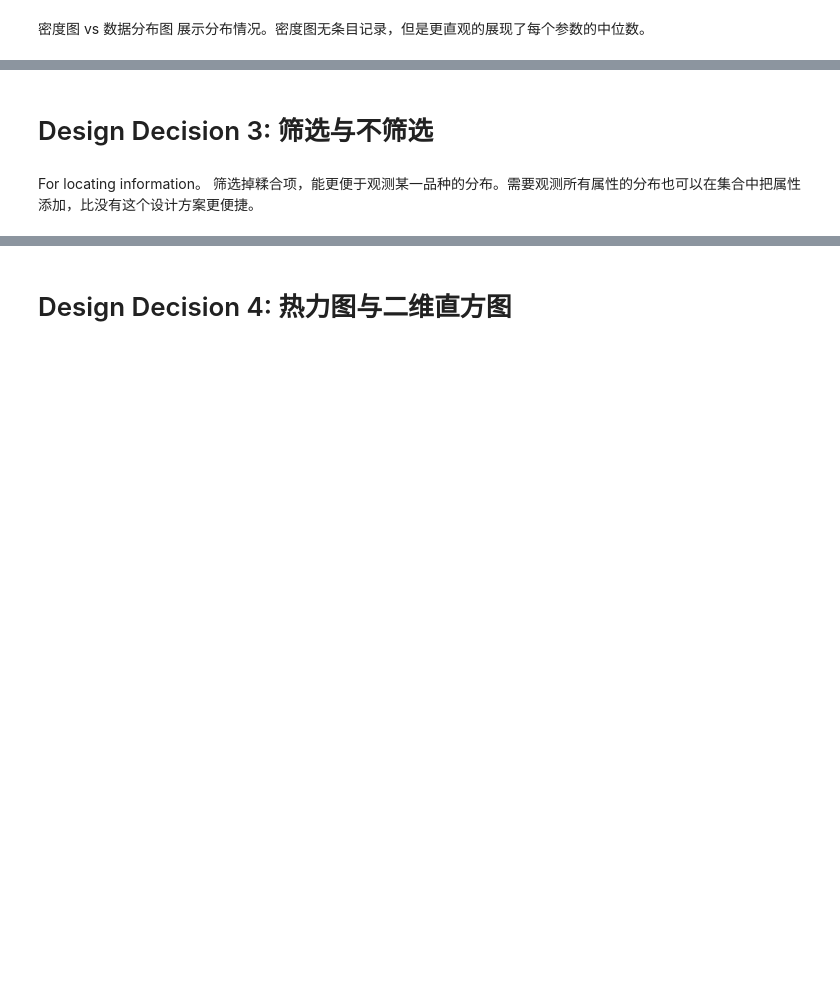
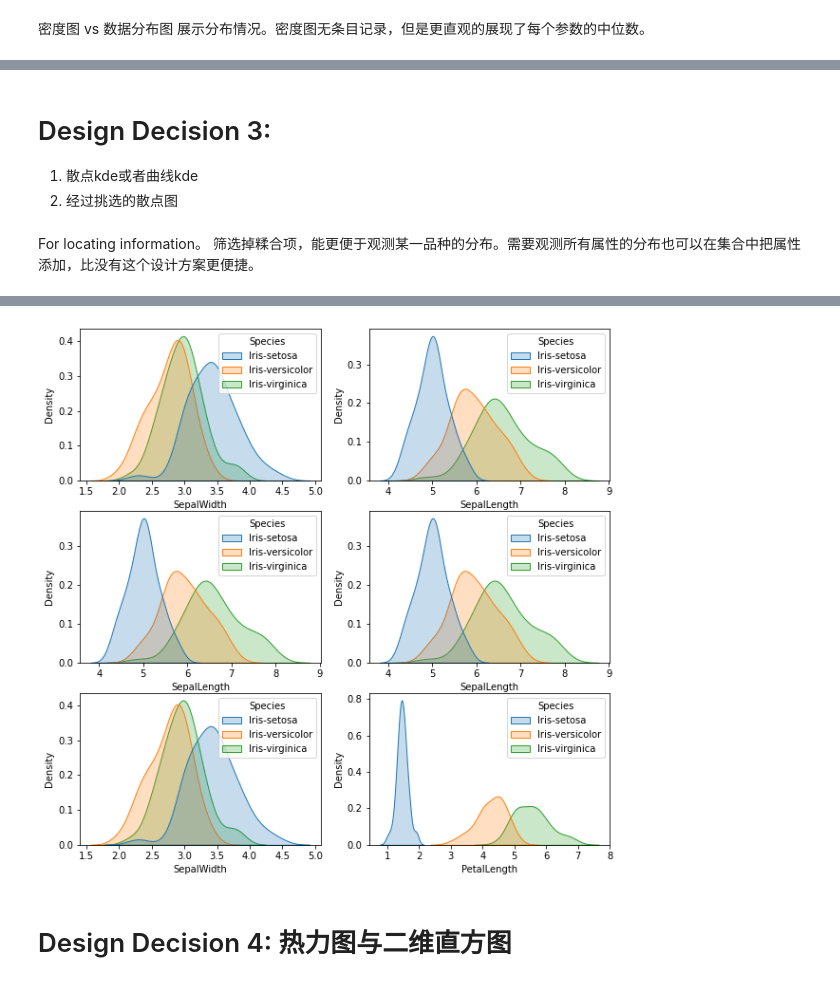
Before and after one commit to xueluofengfei/IV_project, a Jupyter notebook: theZebraSystem.ipynb, the cells around one changed output, grey strips where cells are left out. Drawn from its saved outputs; the diff is of its cells as text; code cells hidden in the pictures; blank space fills up the shorter version.

```diff
--- a/theZebraSystem.ipynb
+++ b/theZebraSystem.ipynb
@@ -87,7 +85,9 @@ alt.hconcat(line1,line2,line3,line4)
 # %% [output]
 [interactive output not drawn]
 # %% [markdown]
-# Design Decision 3: 筛选与不筛选
+# Design Decision 3:
+1. 散点kde或者曲线kde
+2. 经过挑选的散点图
 # %% [markdown]
 For locating information。
 筛选掉糅合项，能更便于观测某一品种的分布。需要观测所有属性的分布也可以在集合中把属性添加，比没有这个设计方案更便捷。
@@ -134,6 +140,17 @@ third = alt.Chart().mark_point(filled=True,size=20).encode(
 alt.vconcat(first,second,third)
 # %% [output]
 [interactive output not drawn]
+# %%
+f, axes = plt.subplots(3, 2, figsize=(10, 10))
+
+swsl = sns.kdeplot(data=iris, x='SepalWidth', hue='Species', ax = axes[0,0], shade=True)
+swpl = sns.kdeplot(data=iris, x='SepalLength',hue='Species', ax = axes[1,0], shade=True)
+swpw = sns.kdeplot(data=iris, x='SepalWidth', hue='Species', ax = axes[2,0], shade=True)
+slpl = sns.kdeplot(data=iris, x='SepalLength',hue='Species', ax = axes[0,1], shade=True)
+slpw = sns.kdeplot(data=iris, x='SepalLength',hue='Species', ax = axes[1,1], shade=True)
+plpw = sns.kdeplot(data=iris, x='PetalLength',hue='Species', ax = axes[2,1], shade=True)
+# %% [output]
+[figure, added]
 # %% [markdown]
 # Design Decision 4: 热力图与二维直方图
 # %%
```
Also changed, not shown: parts of 5 cells of this notebook, 1 other file.
